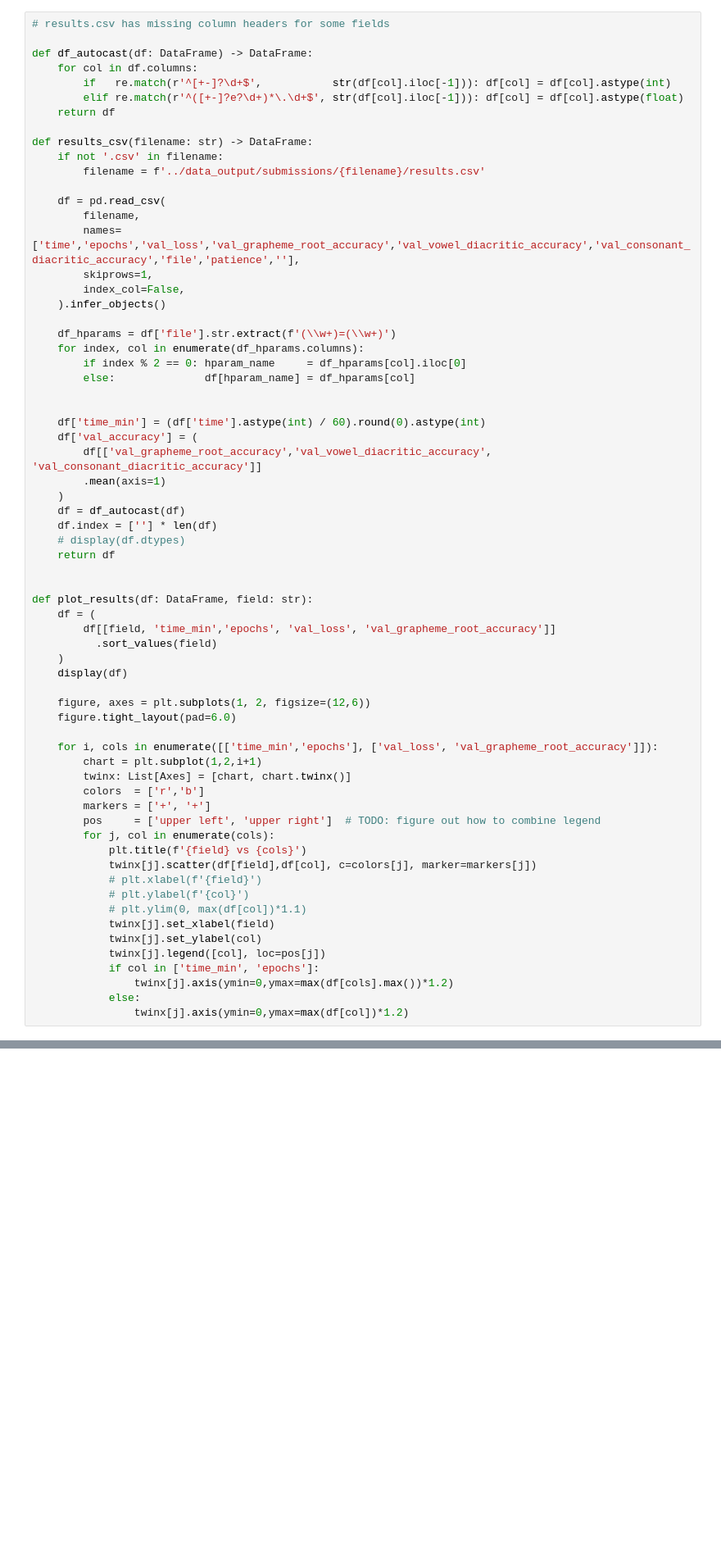
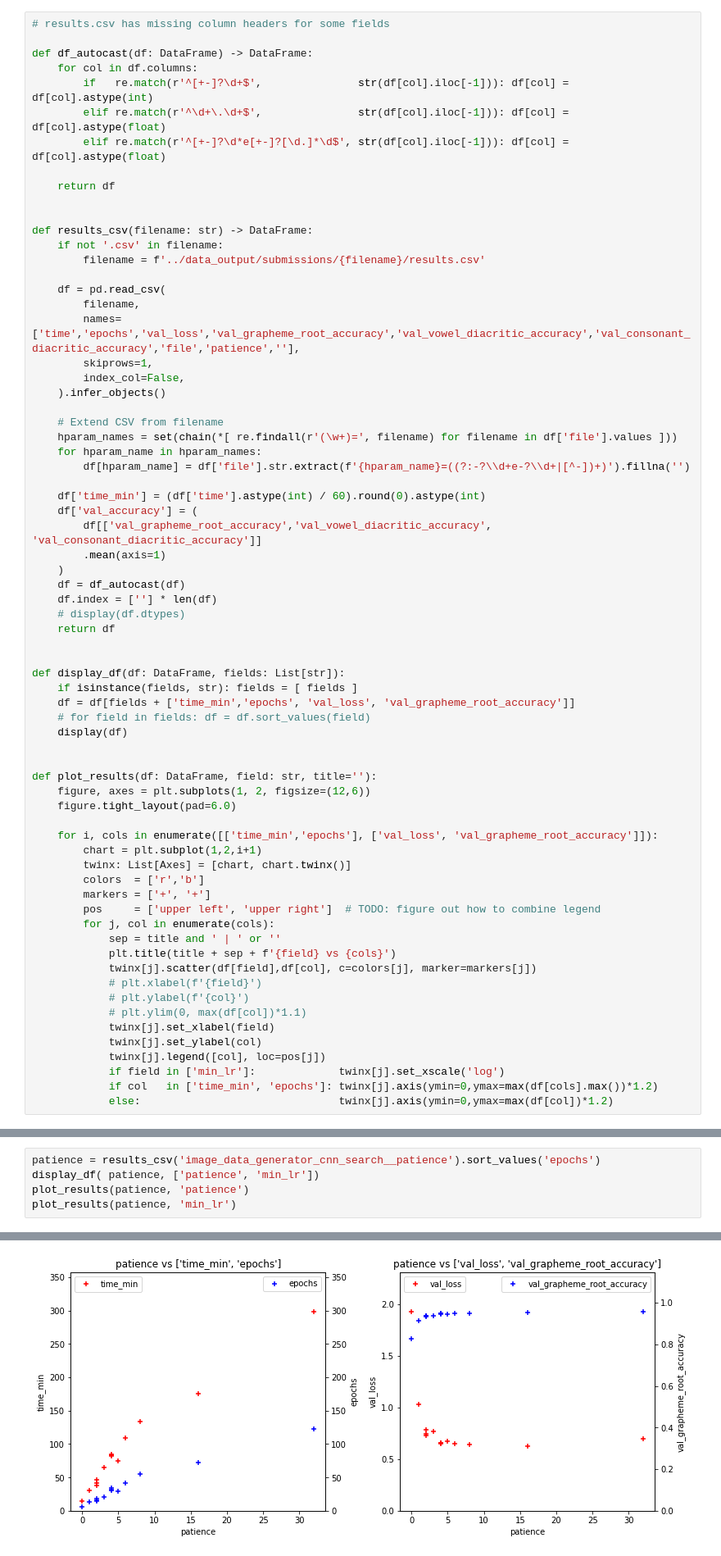
Before and after one commit to JamesMcGuigan/kaggle-bengali-ai, a Jupyter notebook: notebooks/Hyperparamer Search.ipynb, the cells around one changed output, grey strips where cells are left out. Shown at 82% size. Saved outputs shown, nothing was run; the diff lists cells and outputs as text; blank space fills up the shorter version.

Commit message:
image_data_generator_cnn_search | Hyperparamer Search for patience + min_lr | use min_lr=1e-07

```diff
--- a/notebooks/Hyperparamer Search.ipynb
+++ b/notebooks/Hyperparamer Search.ipynb
@@ -14,9 +15,12 @@ from matplotlib.axes import Axes
 
 def df_autocast(df: DataFrame) -> DataFrame:
     for col in df.columns:
-        if   re.match(r'^[+-]?\d+$',           str(df[col].iloc[-1])): df[col] = df[col].astype(int)
-        elif re.match(r'^([+-]?e?\d+)*\.\d+$', str(df[col].iloc[-1])): df[col] = df[col].astype(float)
+        if   re.match(r'^[+-]?\d+$',               str(df[col].iloc[-1])): df[col] = df[col].astype(int)
+        elif re.match(r'^\d+\.\d+$',               str(df[col].iloc[-1])): df[col] = df[col].astype(float)
+        elif re.match(r'^[+-]?\d*e[+-]?[\d.]*\d$', str(df[col].iloc[-1])): df[col] = df[col].astype(float)
+
     return df
+
 
 def results_csv(filename: str) -> DataFrame:
     if not '.csv' in filename:
@@ -29,11 +33,10 @@ def results_csv(filename: str) -> DataFrame:
         index_col=False,
     ).infer_objects()
 
-    df_hparams = df['file'].str.extract(f'(\\w+)=(\\w+)')
-    for index, col in enumerate(df_hparams.columns):
-        if index % 2 == 0: hparam_name     = df_hparams[col].iloc[0]
-        else:              df[hparam_name] = df_hparams[col]
-
+    # Extend CSV from filename
+    hparam_names = set(chain(*[ re.findall(r'(\w+)=', filename) for filename in df['file'].values ]))
+    for hparam_name in hparam_names:
+        df[hparam_name] = df['file'].str.extract(f'{hparam_name}=((?:-?\\d+e-?\\d+|[^-])+)').fillna('')
 
     df['time_min'] = (df['time'].astype(int) / 60).round(0).astype(int)
     df['val_accuracy'] = (
@@ -46,13 +49,14 @@ def results_csv(filename: str) -> DataFrame:
     return df
 
 
-def plot_results(df: DataFrame, field: str):
-    df = (
-        df[[field, 'time_min','epochs', 'val_loss', 'val_grapheme_root_accuracy']]
-          .sort_values(field)
-    )
+def display_df(df: DataFrame, fields: List[str]):
+    if isinstance(fields, str): fields = [ fields ]
+    df = df[fields + ['time_min','epochs', 'val_loss', 'val_grapheme_root_accuracy']]
+    # for field in fields: df = df.sort_values(field)
     display(df)
 
+
+def plot_results(df: DataFrame, field: str, title=''):
     figure, axes = plt.subplots(1, 2, figsize=(12,6))
     figure.tight_layout(pad=6.0)
 
@@ -63,7 +67,8 @@ def plot_results(df: DataFrame, field: str):
         markers = ['+', '+']
         pos     = ['upper left', 'upper right']  # TODO: figure out how to combine legend
         for j, col in enumerate(cols):
-            plt.title(f'{field} vs {cols}')
+            sep = title and ' | ' or ''
+            plt.title(title + sep + f'{field} vs {cols}')
             twinx[j].scatter(df[field],df[col], c=colors[j], marker=markers[j])
             # plt.xlabel(f'{field}')
             # plt.ylabel(f'{col}')
@@ -71,10 +76,9 @@ def plot_results(df: DataFrame, field: str):
             twinx[j].set_xlabel(field)
             twinx[j].set_ylabel(col)
             twinx[j].legend([col], loc=pos[j])
-            if col in ['time_min', 'epochs']:
-                twinx[j].axis(ymin=0,ymax=max(df[cols].max())*1.2)
-            else:
-                twinx[j].axis(ymin=0,ymax=max(df[col])*1.2)
+            if field in ['min_lr']:             twinx[j].set_xscale('log')
+            if col   in ['time_min', 'epochs']: twinx[j].axis(ymin=0,ymax=max(df[cols].max())*1.2)
+            else:                               twinx[j].axis(ymin=0,ymax=max(df[col])*1.2)
 # %% [markdown]
 ## Batch Size
 
@@ -157,0 +156,6 @@ plot_results(results_csv('image_data_generator_cnn_search__patience'), 'patience
+# %%
+patience = results_csv('image_data_generator_cnn_search__patience').sort_values('epochs')
+display_df( patience, ['patience', 'min_lr'])
+plot_results(patience, 'patience')
+plot_results(patience, 'min_lr')
+# %% [output]
@@ -157,0 +177 @@ plot_results(results_csv('image_data_generator_cnn_search__patience'), 'patience
+[figure, added]
```
Also changed, not shown: parts of 6 cells of this notebook, 19 other files.
